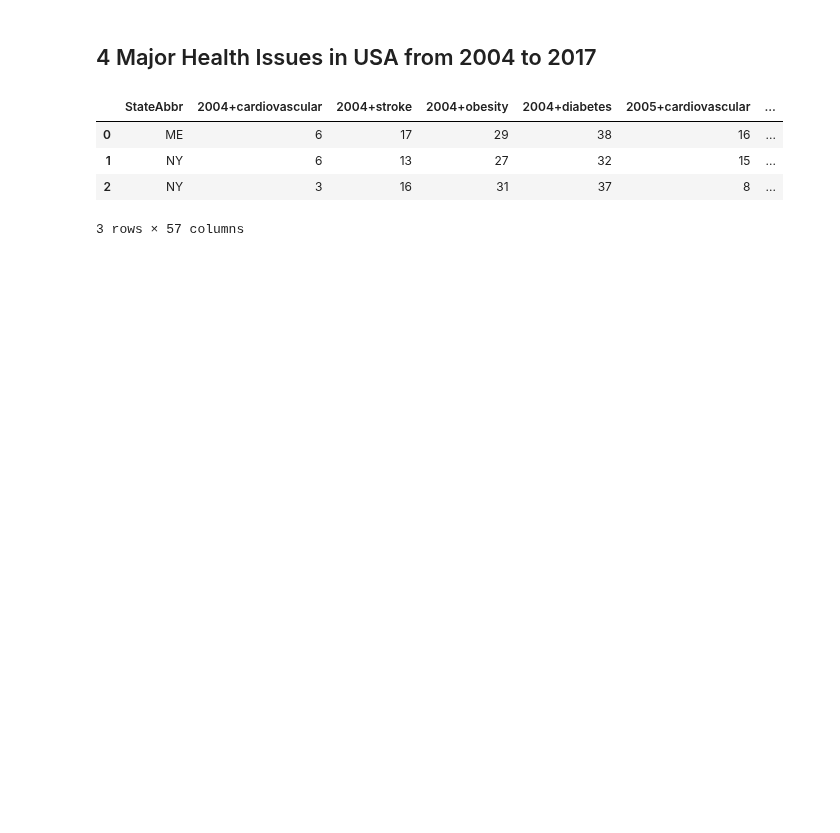
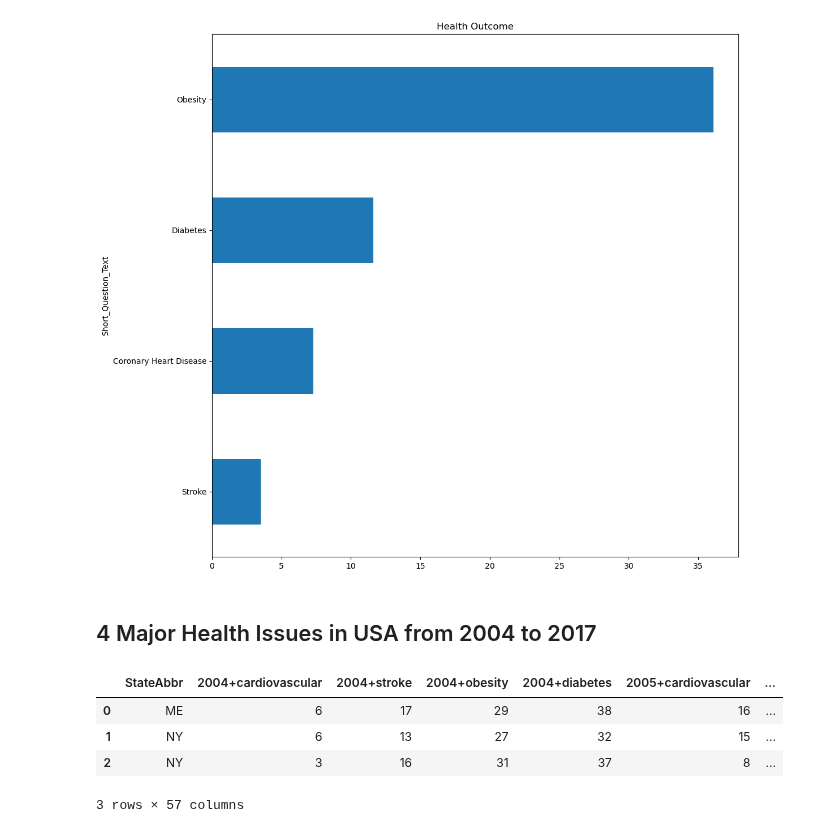
Before and after one commit to HardoModo/Dev10-Capstone, a Jupyter notebook: Jin/Health issues.ipynb, the cells around one changed output. Cells and saved outputs as stored; diff of their text form; code cells hidden in the pictures; blank space fills up the shorter version.

```diff
--- a/Jin/Health issues.ipynb
+++ b/Jin/Health issues.ipynb
@@ -50,2 +32,0 @@ Name: Overweight, Length: 175, dtype: int64
-# %%
-df['Overweight'] = df['Overweight'].astype(float)
@@ -93,0 +63,6 @@ Text(0.5, 1.0, 'Child Average Weight Ratings By Continent')
+# %%
+HealthColumns = [
+              'StateAbbr', 'Category','Data_Value','Short_Question_Text','Measure',
+              ]
+Health_df = df[HealthColumns]
+type(Health_df)
@@ -93,0 +100,3 @@ Text(0.5, 1.0, 'Child Average Weight Ratings By Continent')
+# %%
+filteredDF = Health_df[Health_df['Short_Question_Text'].isin(selected_values)]
+filteredDF
@@ -94,2 +166,12 @@ Text(0.5, 1.0, 'Child Average Weight Ratings By Continent')
+# %%
+filtered_result = filteredDF()  # Call the method and store the result
+
+plt.figure(figsize=(12, 12))
+filtered_result.plot(kind='barh')
+
+plt.title("Health Outcome")
+plt.show()
+# %% [output]
+[figure, added]
 # %% [markdown]
 ## 4 Major Health Issues in USA from 2004 to 2017
```
Also changed, not shown: parts of 62 cells of this notebook, 2 other files.
